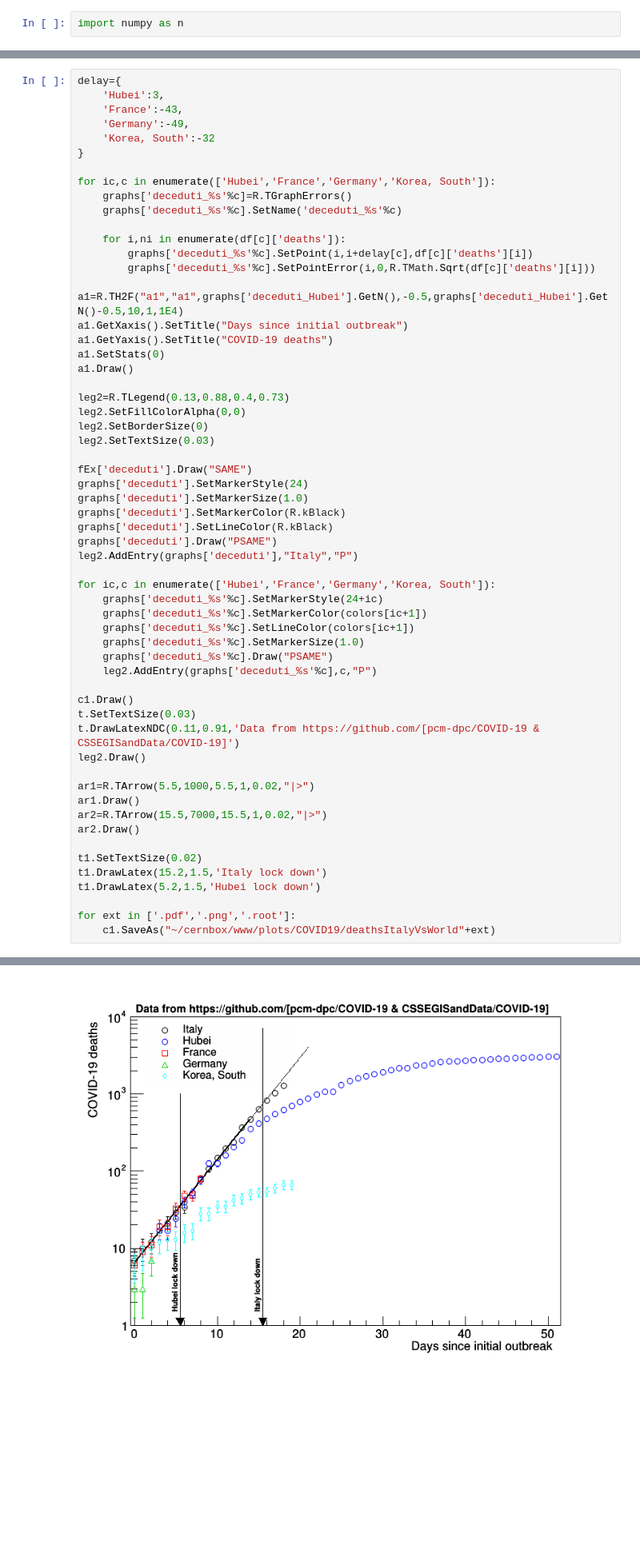
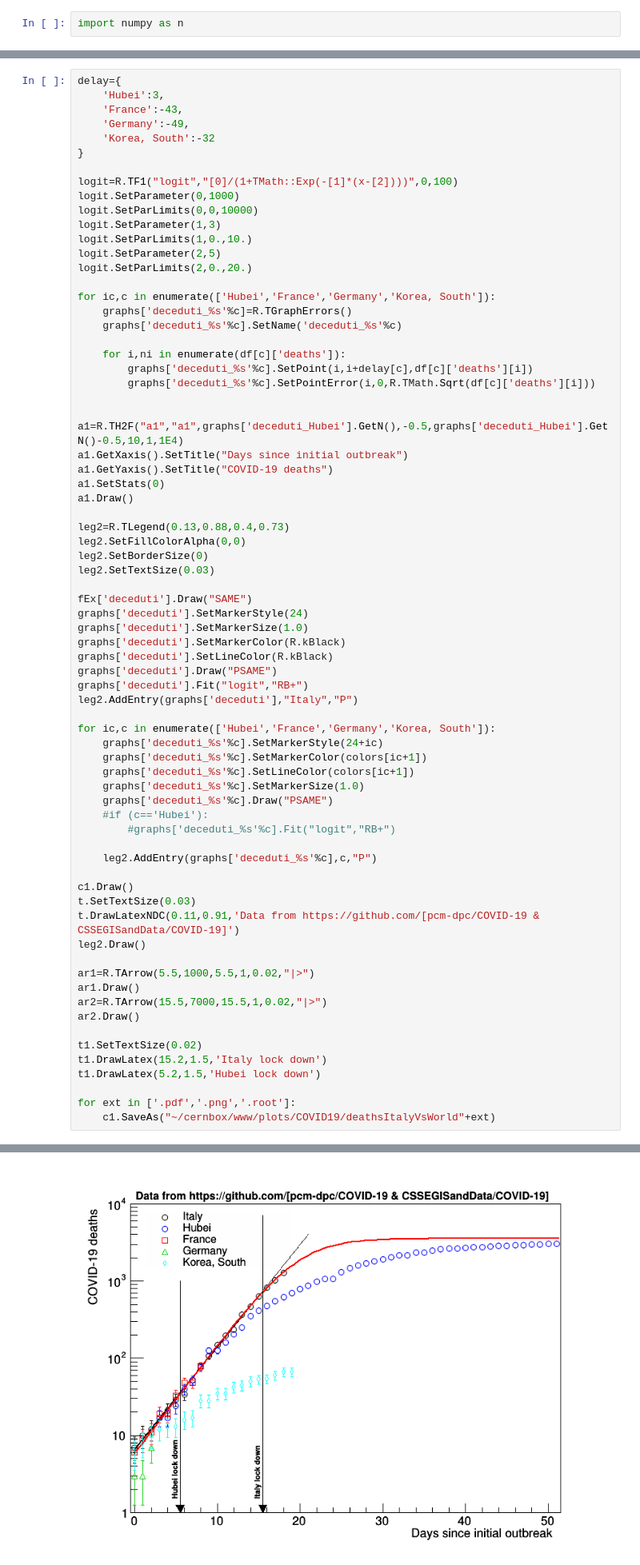
Before and after one commit to pmeridian/COVID19, a Jupyter notebook: Covid19.ipynb, the cells around one changed output, grey strips where cells are left out. Shown at 80% size. Saved outputs shown, nothing was run; the diff lists cells and outputs as text; blank space fills up the shorter version.

Commit message:
adding logit fit

```diff
--- a/Covid19.ipynb
+++ b/Covid19.ipynb
@@ -278,6 +278,14 @@ delay={
     'Korea, South':-32
 }
 
+logit=R.TF1("logit","[0]/(1+TMath::Exp(-[1]*(x-[2])))",0,100)
+logit.SetParameter(0,1000)
+logit.SetParLimits(0,0,10000)
+logit.SetParameter(1,3)
+logit.SetParLimits(1,0.,10.)
+logit.SetParameter(2,5)
+logit.SetParLimits(2,0.,20.)
+
 for ic,c in enumerate(['Hubei','France','Germany','Korea, South']):
     graphs['deceduti_%s'%c]=R.TGraphErrors()
     graphs['deceduti_%s'%c].SetName('deceduti_%s'%c)
@@ -285,6 +293,7 @@ for ic,c in enumerate(['Hubei','France','Germany','Korea, South']):
     for i,ni in enumerate(df[c]['deaths']):
         graphs['deceduti_%s'%c].SetPoint(i,i+delay[c],df[c]['deaths'][i])
         graphs['deceduti_%s'%c].SetPointError(i,0,R.TMath.Sqrt(df[c]['deaths'][i]))
+
 
 a1=R.TH2F("a1","a1",graphs['deceduti_Hubei'].GetN(),-0.5,graphs['deceduti_Hubei'].GetN()-0.5,10,1,1E4)
 a1.GetXaxis().SetTitle("Days since initial outbreak")
@@ -303,6 +312,7 @@ graphs['deceduti'].SetMarkerSize(1.0)
 graphs['deceduti'].SetMarkerColor(R.kBlack)
 graphs['deceduti'].SetLineColor(R.kBlack)
 graphs['deceduti'].Draw("PSAME")
+graphs['deceduti'].Fit("logit","RB+")
 leg2.AddEntry(graphs['deceduti'],"Italy","P")
 
 for ic,c in enumerate(['Hubei','France','Germany','Korea, South']):
@@ -311,6 +321,9 @@ for ic,c in enumerate(['Hubei','France','Germany','Korea, South']):
     graphs['deceduti_%s'%c].SetLineColor(colors[ic+1])
     graphs['deceduti_%s'%c].SetMarkerSize(1.0)
     graphs['deceduti_%s'%c].Draw("PSAME")
+    #if (c=='Hubei'):
+        #graphs['deceduti_%s'%c].Fit("logit","RB+")
+
     leg2.AddEntry(graphs['deceduti_%s'%c],c,"P")
 
 c1.Draw()
@@ -336 +356 @@ Info in <TCanvas::SaveAs>: ROOT file /Users/meridian/cernbox/www/plots/COVID19/d
-[figure, old version]
+[figure, new version]
```
Also changed, not shown: parts of 1 cell of this notebook.
